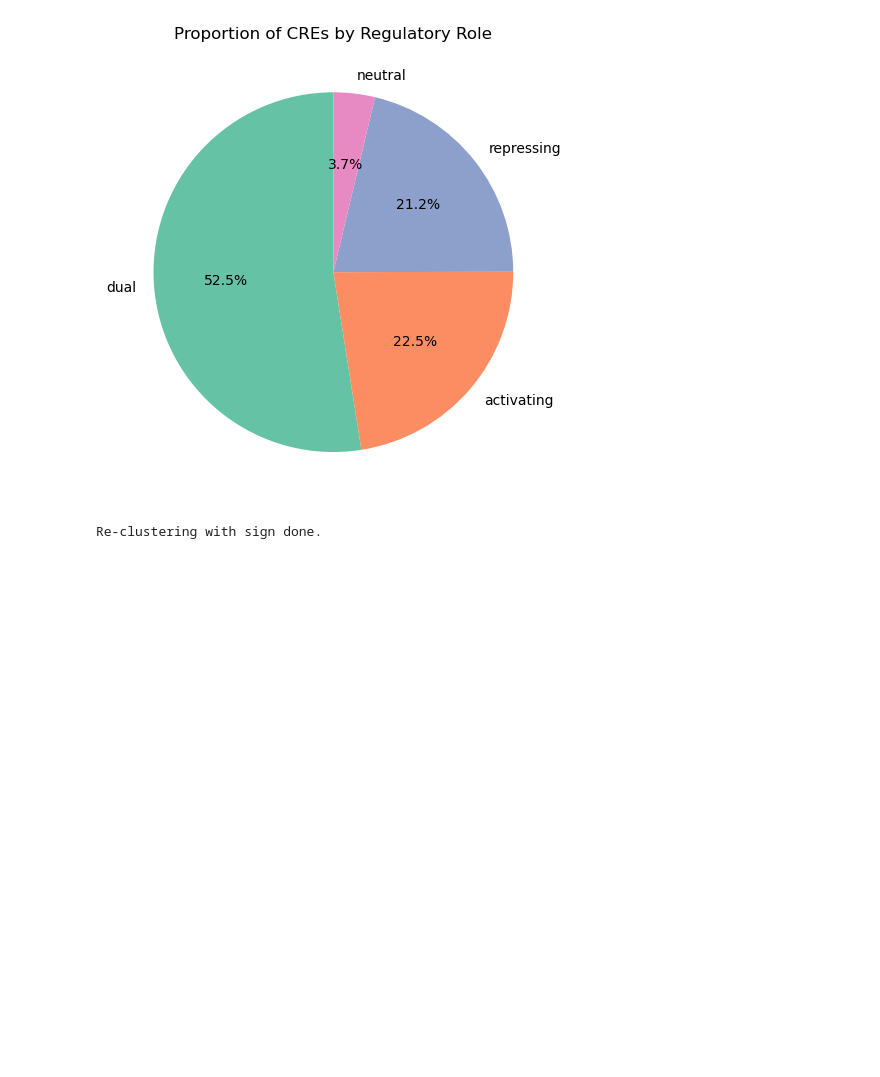
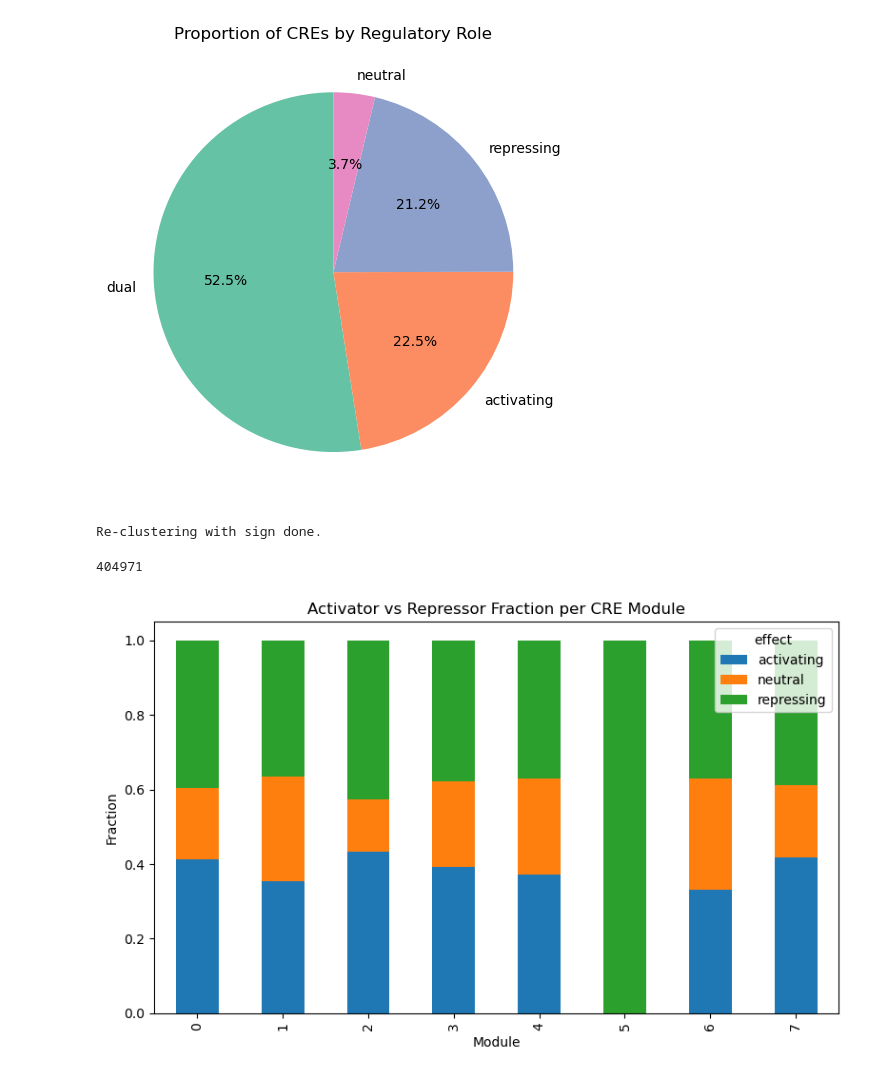
Before and after one commit to Topic2-Gene-Regulation-Immune-Cells/ILC-cells-Team4, a Jupyter notebook: 09_regression_analysis.ipynb, the cells around one changed output. Cells and saved outputs as stored; diff of their text form; code cells hidden in the pictures; blank space fills up the shorter version.

```diff
--- a/09_regression_analysis.ipynb
+++ b/09_regression_analysis.ipynb
@@ -289,3 +339,34 @@ pd.DataFrame({"id":pe_list,"signed_module":labels}) \
 print("Re-clustering with sign done.")
 # %% [output]
 Re-clustering with sign done.
+# %%
+from sklearn.cluster import KMeans
+from sklearn.preprocessing import StandardScaler
+
+# Build CRE×CellType matrix
+cre_ids = regdf["id"].unique()
+profiles = atac.loc[cre_ids]
+
+# Standardize and cluster
+Z = StandardScaler().fit_transform(profiles)
+labels = KMeans(n_clusters=8, random_state=0).fit_predict(Z)
+
+# Annotate each CRE with module & effect
+cre_info = pd.DataFrame({
+    "id": cre_ids,
+    "module": labels
+}).merge(regdf[["id","effect"]].drop_duplicates(), on="id")
+
+# Fraction by module
+frac = pd.crosstab(cre_info["module"], cre_info["effect"], normalize="index")
+
+frac.plot(kind="bar", stacked=True, figsize=(8,5))
+plt.title("Activator vs Repressor Fraction per CRE Module")
+plt.xlabel("Module")
+plt.ylabel("Fraction")
+plt.tight_layout()
+#plt.savefig("reports/module_effect_fraction.png")
+plt.show()
+# %% [output]
+404971
+[figure, added]
```
Also changed, not shown: parts of 4 cells of this notebook, 1 other file.
